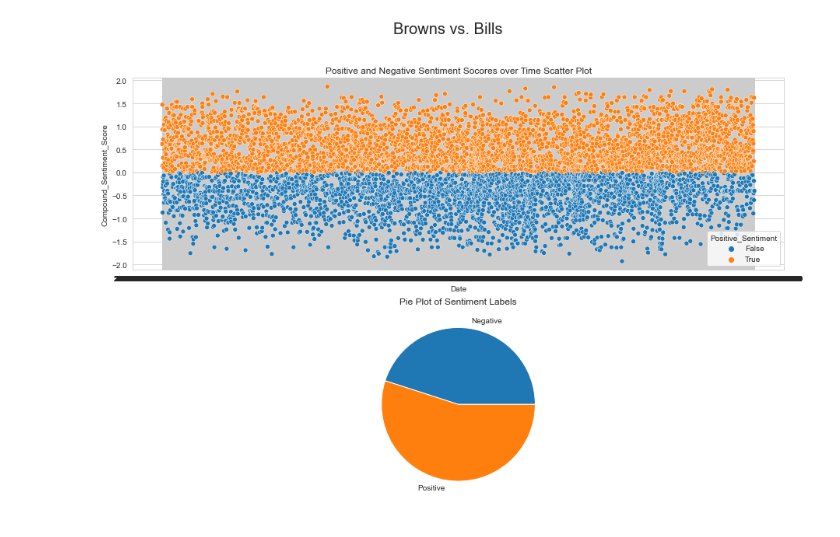
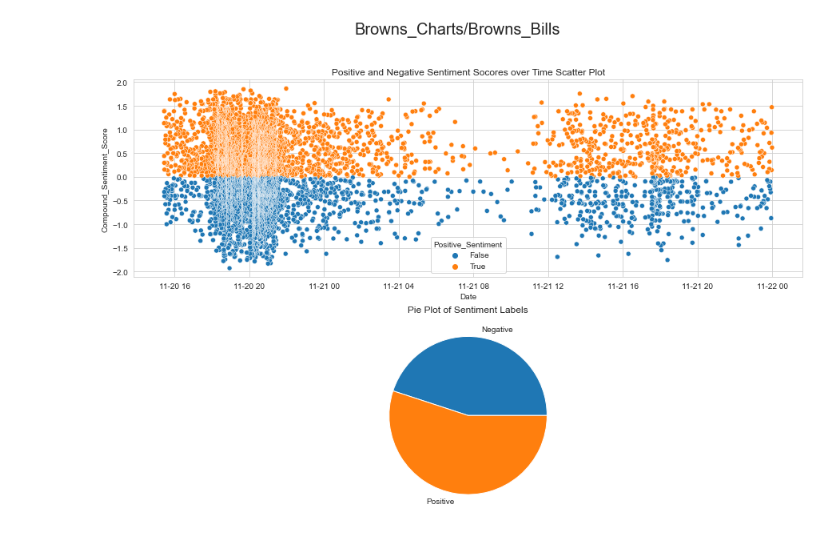
Before and after one commit to CAGeorge0418/CSCI4502_Project, a Jupyter notebook: Browns_Charts.ipynb, the cells around one changed output. Drawn from its saved outputs; the diff is of its cells as text; code cells hidden in the pictures.

```diff
--- a/Browns_Charts.ipynb
+++ b/Browns_Charts.ipynb
@@ -6,5 +6,5 @@ import os
 # %%
 browns_csvs = os.listdir('Browns_CSVs')
 browns_dfs = [pd.read_csv('Browns_CSVs/'+csv) for csv in browns_csvs]
-jags_csvs = os.listdir('Jaguars_CSVs')
-jags_dfs = [pd.read_csv('Jaguars_CSVs/'+csv) for csv in jags_csvs]
+for df in browns_dfs:
+    df['Date'] = pd.to_datetime(df['Date'])
@@ -97,4 +43,4 @@ browns_csvs
 # %%
-make_scatter_and_pie_figure(browns_dfs[0], 'Browns vs. Bills')
+make_scatter_and_pie_figure(browns_dfs[0], 'Browns_Charts/Browns_Bills', save=True)
 # %% [output]
-[figure, old version]
+[figure, new version]
```
Also changed, not shown: parts of 25 cells of this notebook, 32 other files.
